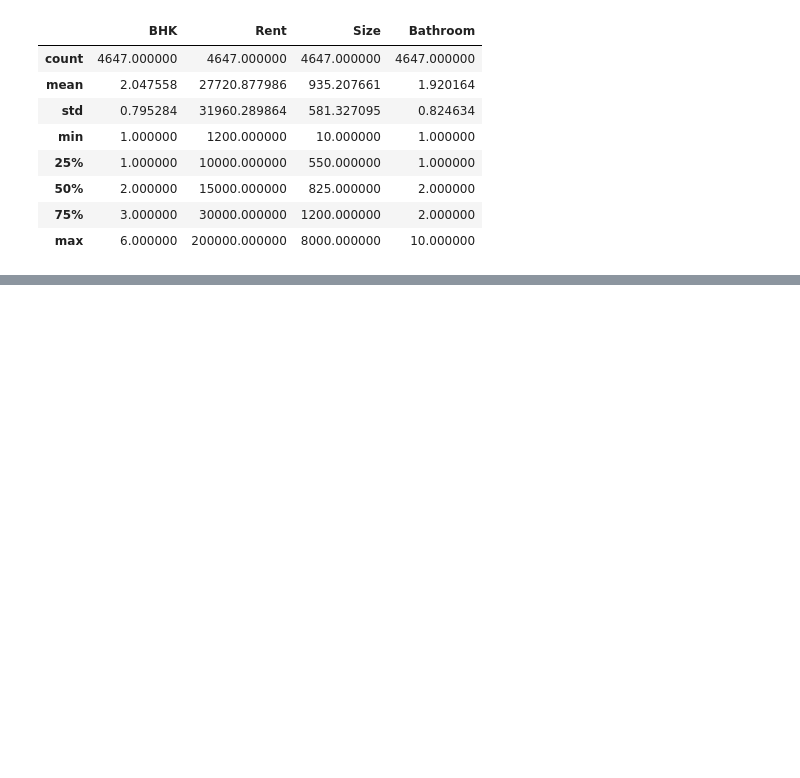
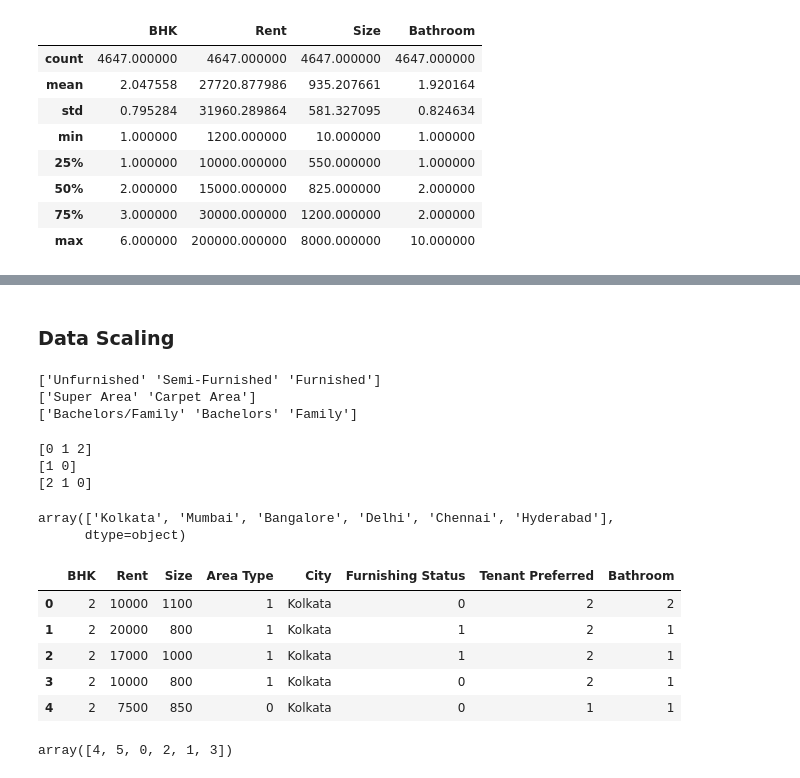
Before and after one commit to fudge-fantastic/Machine-Learning, a Jupyter notebook: House_Rent_Prediction/House-Rent-Prediction.ipynb, the cells around one changed output, grey strips where cells are left out. Drawn from its saved outputs; the diff is of its cells as text; code cells hidden in the pictures; blank space fills up the shorter version.

Commit message:
data preprocessing

```diff
--- a/House_Rent_Prediction/House-Rent-Prediction.ipynb
+++ b/House_Rent_Prediction/House-Rent-Prediction.ipynb
@@ -278,0 +249,36 @@ Name: count, dtype: int64
+# %% [markdown]
+### Data Scaling
+# %%
+print(hd1['Furnishing Status'].unique())
+print(hd1['Area Type'].unique())
+print(hd1['Tenant Preferred'].unique())
+# %% [output]
+['Unfurnished' 'Semi-Furnished' 'Furnished']
+['Super Area' 'Carpet Area']
+['Bachelors/Family' 'Bachelors' 'Family']
+# %%
+hd1['Furnishing Status'] = hd1['Furnishing Status'].replace(['Furnished', 'Semi-Furnished','Unfurnished'], [2, 1, 0])
+hd1['Area Type'] = hd1['Area Type'].replace(['Super Area','Carpet Area'],[1,0])
+hd1['Tenant Preferred'] = hd1['Tenant Preferred'].replace(['Bachelors/Family', 'Bachelors', 'Family'],[2, 1, 0])
+# %%
+print(hd1['Furnishing Status'].unique())
+print(hd1['Area Type'].unique())
+print(hd1['Tenant Preferred'].unique())
+# %% [output]
+[0 1 2]
+[1 0]
+[2 1 0]
+# %%
+hd1['City'].unique()
+# %% [output]
+array(['Kolkata', 'Mumbai', 'Bangalore', 'Delhi', 'Chennai', 'Hyderabad'],
+      dtype=object)
+# %%
+hd1.head()
+# %% [output]
+|  | BHK | Rent | Size | Area Type | City | Furnishing Status | Tenant Preferred | Bathroom |
+| 0 | 2 | 10000 | 1100 | 1 | Kolkata | 0 | 2 | 2 |
+| 1 | 2 | 20000 | 800 | 1 | Kolkata | 1 | 2 | 1 |
+| 2 | 2 | 17000 | 1000 | 1 | Kolkata | 1 | 2 | 1 |
+| 3 | 2 | 10000 | 800 | 1 | Kolkata | 0 | 2 | 1 |
+| 4 | 2 | 7500 | 850 | 0 | Kolkata | 0 | 1 | 1 |
@@ -278,0 +291,4 @@ Name: count, dtype: int64
+# %%
+hd1['City'].unique()
+# %% [output]
+array([4, 5, 0, 2, 1, 3])
```
Also changed, not shown: parts of 28 cells of this notebook.
